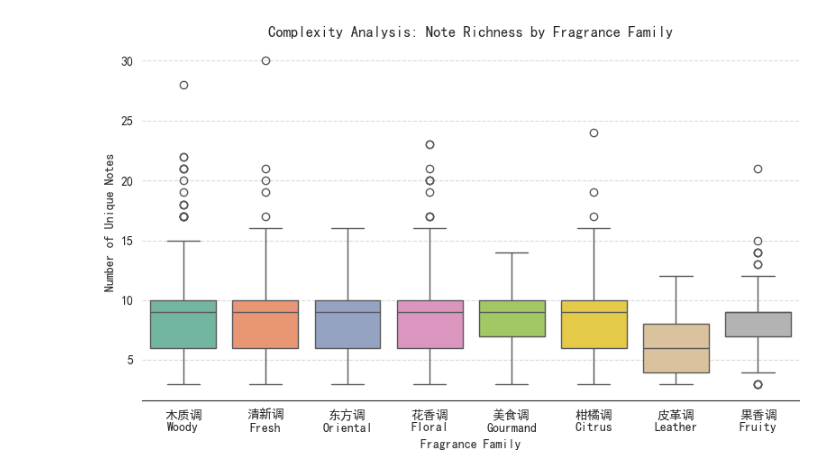
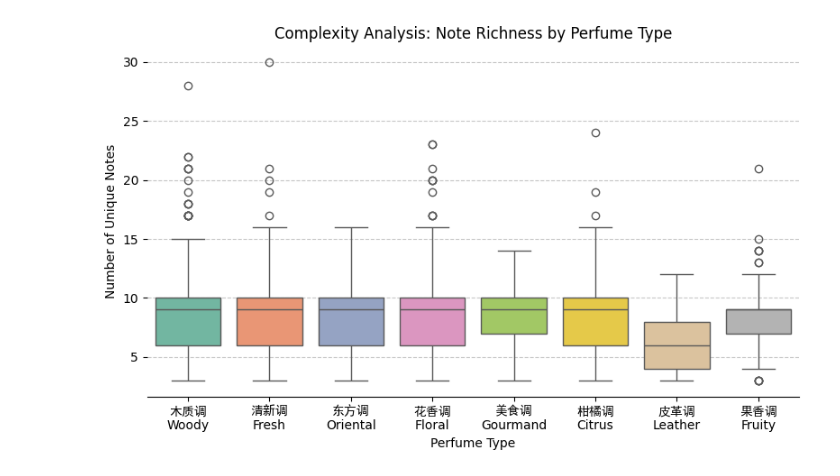
Before and after one commit to wilson-lyc/Scent4You, a Jupyter notebook: vs.ipynb, the cells around one changed output. Saved outputs shown, nothing was run; the diff lists cells and outputs as text; code cells hidden in the pictures.

```diff
--- a/vs.ipynb
+++ b/vs.ipynb
@@ -11,9 +24,7 @@ from sklearn.manifold import TSNE
 import warnings
 warnings.filterwarnings('ignore')
 
-# sns.set_theme(style="whitegrid", context="talk", font_scale=1.1)
-
-plt.rcParams['font.sans-serif'] = ['SimHei', 'Microsoft YaHei', 'Arial']
+plt.rcParams['font.family'] = ['DejaVu Sans', 'SimHei']
 plt.rcParams['axes.unicode_minus'] = False
 
 data_dir = 'data/'
@@ -30,17 +41,7 @@ note_class_map = pd.Series(df_note_count['class'].values, index=df_note_count['n
 for note in note_class_map:
     if pd.isna(note_class_map[note]):
         note_class_map[note] = '其他'
-# class_trans = {
-#     '花香调': '花香调\n(Floral)', '木质调': '木质调\n(Woody)', '东方调': '东方调\n(Oriental)', '柑橘调': '柑橘调\n(Citrus)',
-#     '果香调': '果香调\n(Fruity)', '馥奇调': '馥奇调\n(Fougère)', '绿叶调': '绿叶调\n(Green)', '水生调': '水生调\n(Aquatic)',
-#     '甘苔调': '甘苔调\n(Chypre)', '皮革调': '皮革调\n(Leather)', '美食调': '美食调\n(Gourmand)', '辛香调': '辛香调\n(Spicy)',
-#     '醛香调': '醛香调\n(Aldehyde)', '素心兰调': '素心兰调\n(Chypre)', '清新调': '清新调\n(Fresh)', '其他': '其他\n(Other)',
-#     '男性': 'Male', '女性': 'Female', '中性': 'Neutral',
-#     'male': 'Male', 'female': 'Female', 'neutral': 'Neutral',
-#     '木质香调': '木质调\n(Woody)', '美食香调': '美食调\n(Gourmand)', '皮革香调': '皮革调\n(Leather)',
-#     '青香调': '绿叶调\n(Green)', '海洋调': '水生调\n(Aquatic)', '麝香调': '麝香调\n(Musk)',
-#     '柑苔香调': '甘苔调\n(Chypre)', '树脂调': '树脂调\n(Resinous)', '概念性': '概念性\n(Conceptual)'
-# }
+
 class_trans = {
     '花香调': '花香调\nFloral', '木质调': '木质调\nWoody', '东方调': '东方调\nOriental', '柑橘调': '柑橘调\nCitrus',
     '果香调': '果香调\nFruity', '馥奇调': '馥奇调\nFougère', '绿叶调': '绿叶调\nGreen', '水生调': '水生调\nAquatic',
@@ -259,33 +460,33 @@ fig.update_layout(
 fig.write_image("img/Olfactory_Pyramid_Sankey.png", scale=3)
 fig.show()
 # %%
-# 5. Note Richness vs Fragrance Type (Boxplot) - Complexity Analysis
+# Note Richness vs Fragrance Type
 
 def count_notes(row):
     notes = []
     for col in ['top_notes', 'middle_notes', 'base_notes']:
         if pd.notna(row[col]):
             notes.extend(row[col].replace('、', ',').split(','))
     return len(set(notes))
 
 df_1976['note_count'] = df_1976.apply(count_notes, axis=1)
 df_1976['fragrance_en'] = df_1976['fragrance'].map(class_trans).fillna(df_1976['fragrance'])
 
 top_fragrances = df_1976['fragrance_en'].value_counts().head(12).index
 df_box = df_1976[df_1976['fragrance_en'].isin(top_fragrances)]
 
 plt.figure(figsize=(8, 5))
 
 sns.boxplot(x='fragrance_en', y='note_count', data=df_box, palette="Set2")
 
-plt.title('Complexity Analysis: Note Richness by Fragrance Family')
-plt.xlabel('Fragrance Family')
+plt.title('Complexity Analysis: Note Richness by Perfume Type')
+plt.xlabel('Perfume Type')
 plt.ylabel('Number of Unique Notes')
 
 plt.grid(axis='y', linestyle='--', alpha=0.7)
 sns.despine(left=True)
 plt.tight_layout()
 plt.savefig("img/Complexity Analysis Note Richness by Fragrance Family.png", dpi=300)
 plt.show()
 # %% [output]
-[figure, old version]
+[figure, new version]
```
Also changed, not shown: parts of 21 cells of this notebook, 15 other files.
